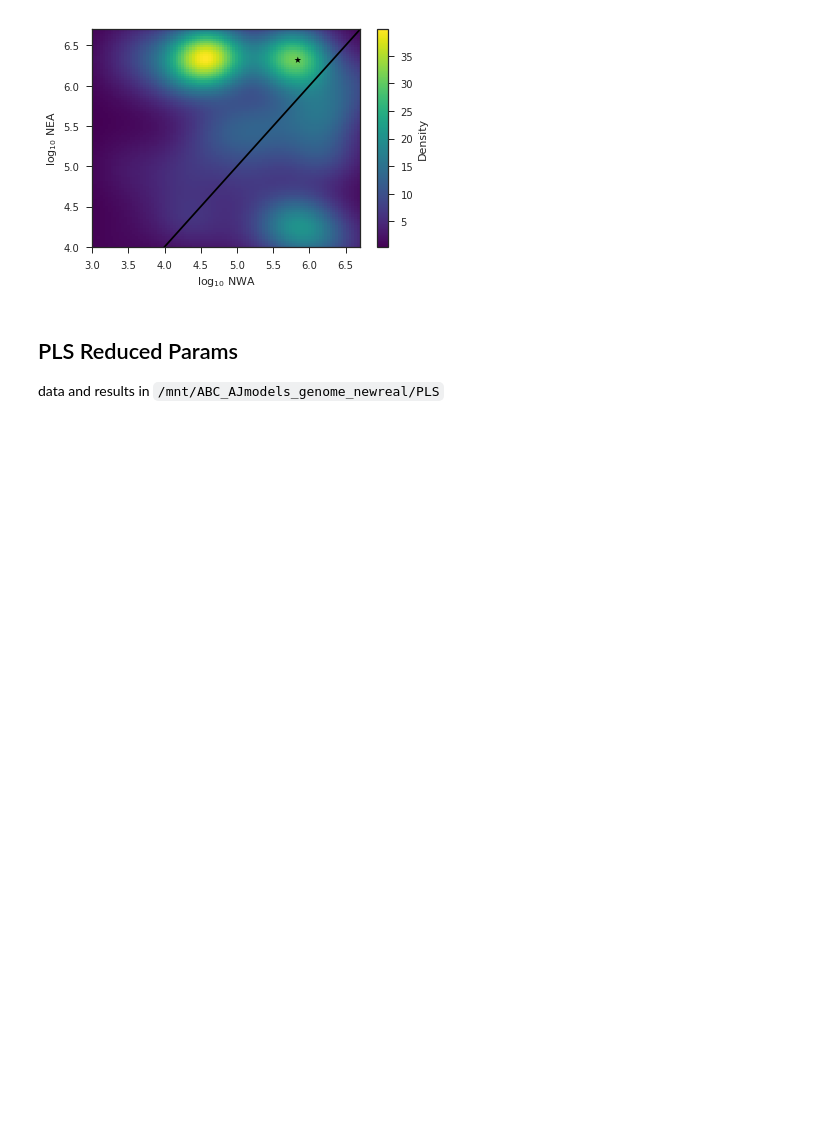
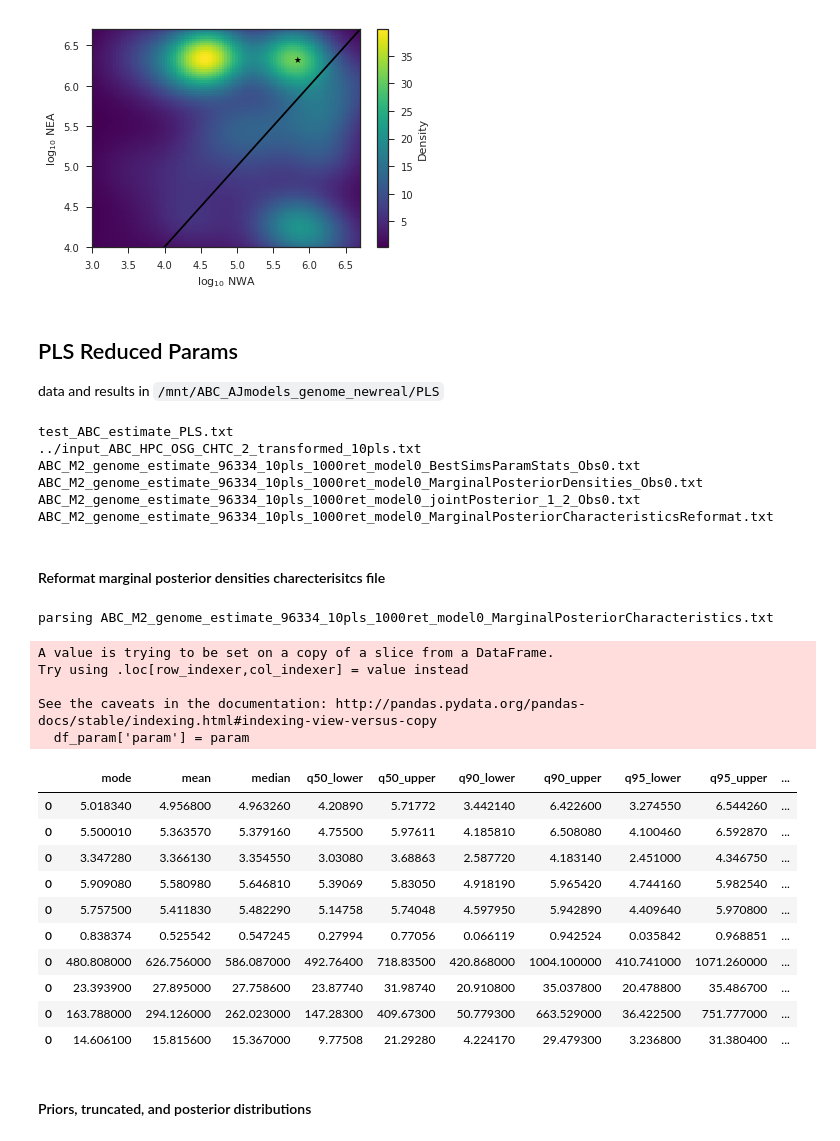
Before and after one commit to agladstein/ABC_results_AJ, a Jupyter notebook: genome_AJmodels/assess_ABCtoolbox.ipynb, the cells around one changed output. Drawn from its saved outputs; the diff is of its cells as text; code cells hidden in the pictures; blank space fills up the shorter version.

```diff
--- a/genome_AJmodels/assess_ABCtoolbox.ipynb
+++ b/genome_AJmodels/assess_ABCtoolbox.ipynb
@@ -486,3 +486,54 @@ plot_joint_mtpltlb(joint_NEA_NWA_df_pls, df_chrs_reformat)
 # %% [markdown]
 ## PLS Reduced Params
 data and results in `/mnt/ABC_AJmodels_genome_newreal/PLS`
+# %%
+path = '/mnt/ABC_AJmodels_genome_newreal/PLS/ReduceParams'
+os.chdir(path)
+abc_config_name = "test_ABC_estimate_PLS.txt"
+
+[simName, obsName, outputPrefix, params_str] = read_abc_config(abc_config_name)
+print(simName)
+
+[BestSimsParamStats_name,
+ MarginalPosteriorDensities_name,
+ MarginalPosteriorCharacteristics_name,
+ jointPosterior_name,
+ MarginalPosteriorCharacteristics_reformat_name,
+modelFit] = get_results_files(outputPrefix)
+jointPosterior_name = '{}model0_jointPosterior_1_2_Obs0.txt'.format(outputPrefix)
+print(BestSimsParamStats_name)
+print(MarginalPosteriorDensities_name)
+print(jointPosterior_name)
+print(MarginalPosteriorCharacteristics_reformat_name)
+# %% [output]
+test_ABC_estimate_PLS.txt
+../input_ABC_HPC_OSG_CHTC_2_transformed_10pls.txt
+ABC_M2_genome_estimate_96334_10pls_1000ret_model0_BestSimsParamStats_Obs0.txt
+ABC_M2_genome_estimate_96334_10pls_1000ret_model0_MarginalPosteriorDensities_Obs0.txt
+ABC_M2_genome_estimate_96334_10pls_1000ret_model0_jointPosterior_1_2_Obs0.txt
+ABC_M2_genome_estimate_96334_10pls_1000ret_model0_MarginalPosteriorCharacteristicsReformat.txt
+# %% [markdown]
+#### Reformat marginal posterior densities charecterisitcs file
+# %%
+df_chrs_reformat_pls = reformat_Characteristics(MarginalPosteriorCharacteristics_name)
+df_chrs_reformat_pls
+# %% [output]
+parsing ABC_M2_genome_estimate_96334_10pls_1000ret_model0_MarginalPosteriorCharacteristics.txt
+A value is trying to be set on a copy of a slice from a DataFrame.
+Try using .loc[row_indexer,col_indexer] = value instead
+
+See the caveats in the documentation: http://pandas.pydata.org/pandas-docs/stable/indexing.html#indexing-view-versus-copy
+  df_param['param'] = param
+|  | mode | mean | median | q50_lower | q50_upper | q90_lower | q90_upper | q95_lower | q95_upper | ... |
+| 0 | 5.018340 | 4.956800 | 4.963260 | 4.20890 | 5.71772 | 3.442140 | 6.422600 | 3.274550 | 6.544260 | ... |
+| 0 | 5.500010 | 5.363570 | 5.379160 | 4.75500 | 5.97611 | 4.185810 | 6.508080 | 4.100460 | 6.592870 | ... |
+| 0 | 3.347280 | 3.366130 | 3.354550 | 3.03080 | 3.68863 | 2.587720 | 4.183140 | 2.451000 | 4.346750 | ... |
+| 0 | 5.909080 | 5.580980 | 5.646810 | 5.39069 | 5.83050 | 4.918190 | 5.965420 | 4.744160 | 5.982540 | ... |
+| 0 | 5.757500 | 5.411830 | 5.482290 | 5.14758 | 5.74048 | 4.597950 | 5.942890 | 4.409640 | 5.970800 | ... |
+| 0 | 0.838374 | 0.525542 | 0.547245 | 0.27994 | 0.77056 | 0.066119 | 0.942524 | 0.035842 | 0.968851 | ... |
+| 0 | 480.808000 | 626.756000 | 586.087000 | 492.76400 | 718.83500 | 420.868000 | 1004.100000 | 410.741000 | 1071.260000 | ... |
+| 0 | 23.393900 | 27.895000 | 27.758600 | 23.87740 | 31.98740 | 20.910800 | 35.037800 | 20.478800 | 35.486700 | ... |
+| 0 | 163.788000 | 294.126000 | 262.023000 | 147.28300 | 409.67300 | 50.779300 | 663.529000 | 36.422500 | 751.777000 | ... |
+| 0 | 14.606100 | 15.815600 | 15.367000 | 9.77508 | 21.29280 | 4.224170 | 29.479300 | 3.236800 | 31.380400 | ... |
+# %% [markdown]
+#### Priors, truncated, and posterior distributions
```
Also changed, not shown: parts of 5 cells of this notebook.
